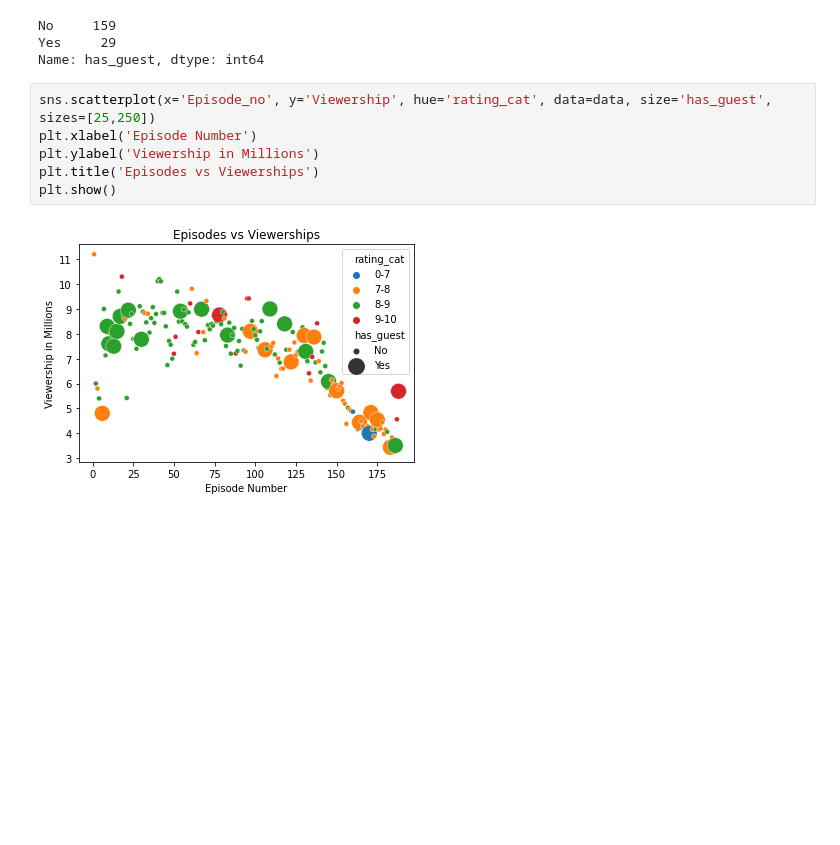
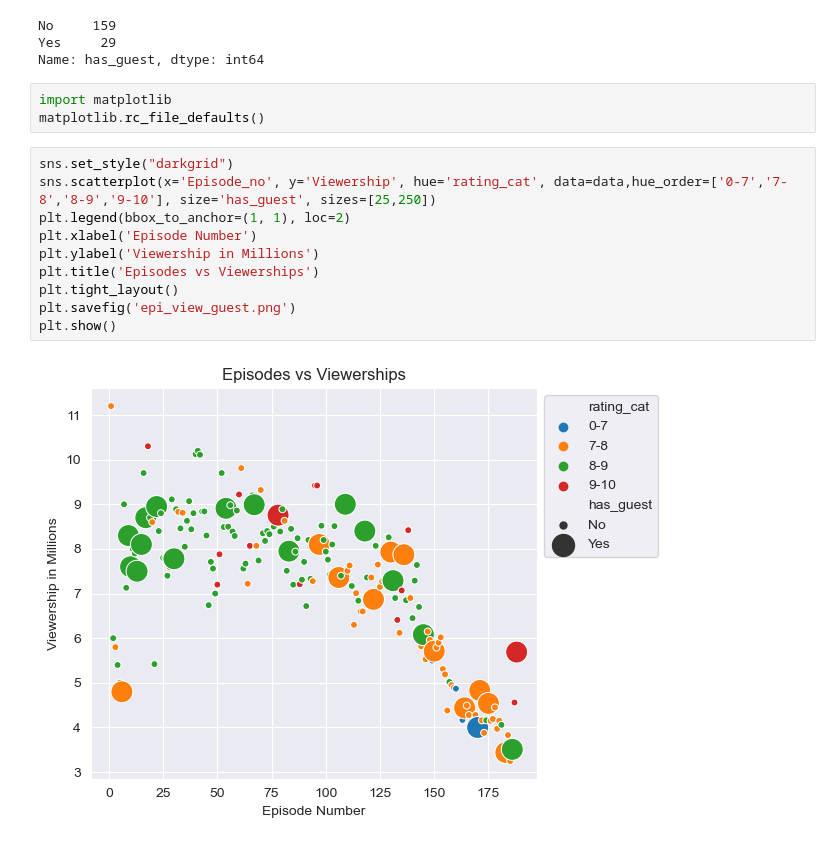
Before and after one commit to rajsandhu1989/data_EDA_visualization, a Jupyter notebook: the_office_drama/the_office_drama.ipynb, the cells around one changed output. Saved outputs shown, nothing was run; the diff lists cells and outputs as text; blank space fills up the shorter version.

```diff
--- a/the_office_drama/the_office_drama.ipynb
+++ b/the_office_drama/the_office_drama.ipynb
@@ -158,11 +208,18 @@ data['has_guest'].value_counts()
 No     159
 Yes     29
 Name: has_guest, dtype: int64
+# %%
+import matplotlib
+matplotlib.rc_file_defaults()
 # %%
-sns.scatterplot(x='Episode_no', y='Viewership', hue='rating_cat', data=data, size='has_guest', sizes=[25,250])
+sns.set_style("darkgrid")
+sns.scatterplot(x='Episode_no', y='Viewership', hue='rating_cat', data=data,hue_order=['0-7','7-8','8-9','9-10'], size='has_guest', sizes=[25,250])
+plt.legend(bbox_to_anchor=(1, 1), loc=2)
 plt.xlabel('Episode Number')
 plt.ylabel('Viewership in Millions')
 plt.title('Episodes vs Viewerships')
+plt.tight_layout()
+plt.savefig('epi_view_guest.png')
 plt.show()
 # %% [output]
-[figure, old version]
+[figure, new version]
```
Also changed, not shown: parts of 18 cells of this notebook, 8 other files.
